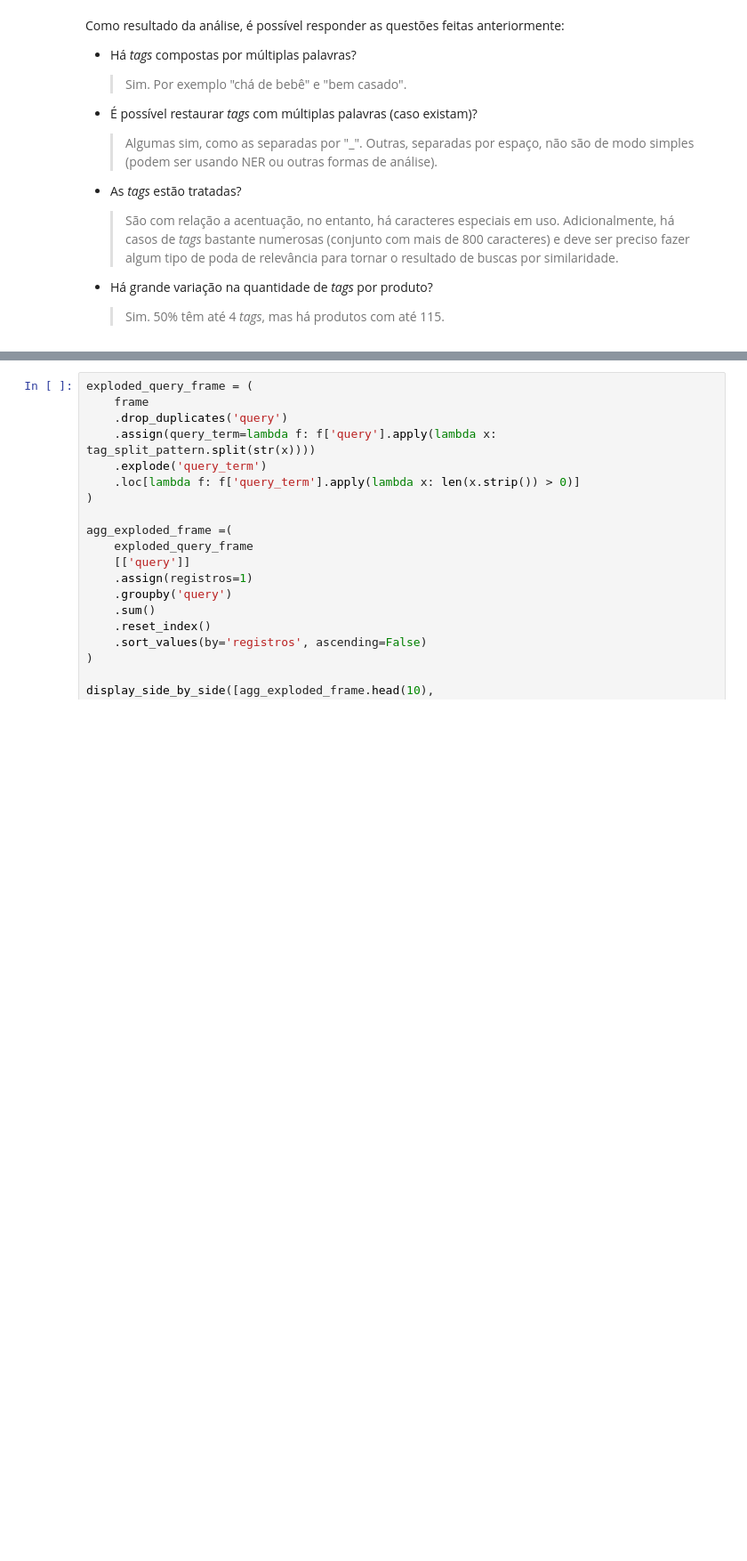
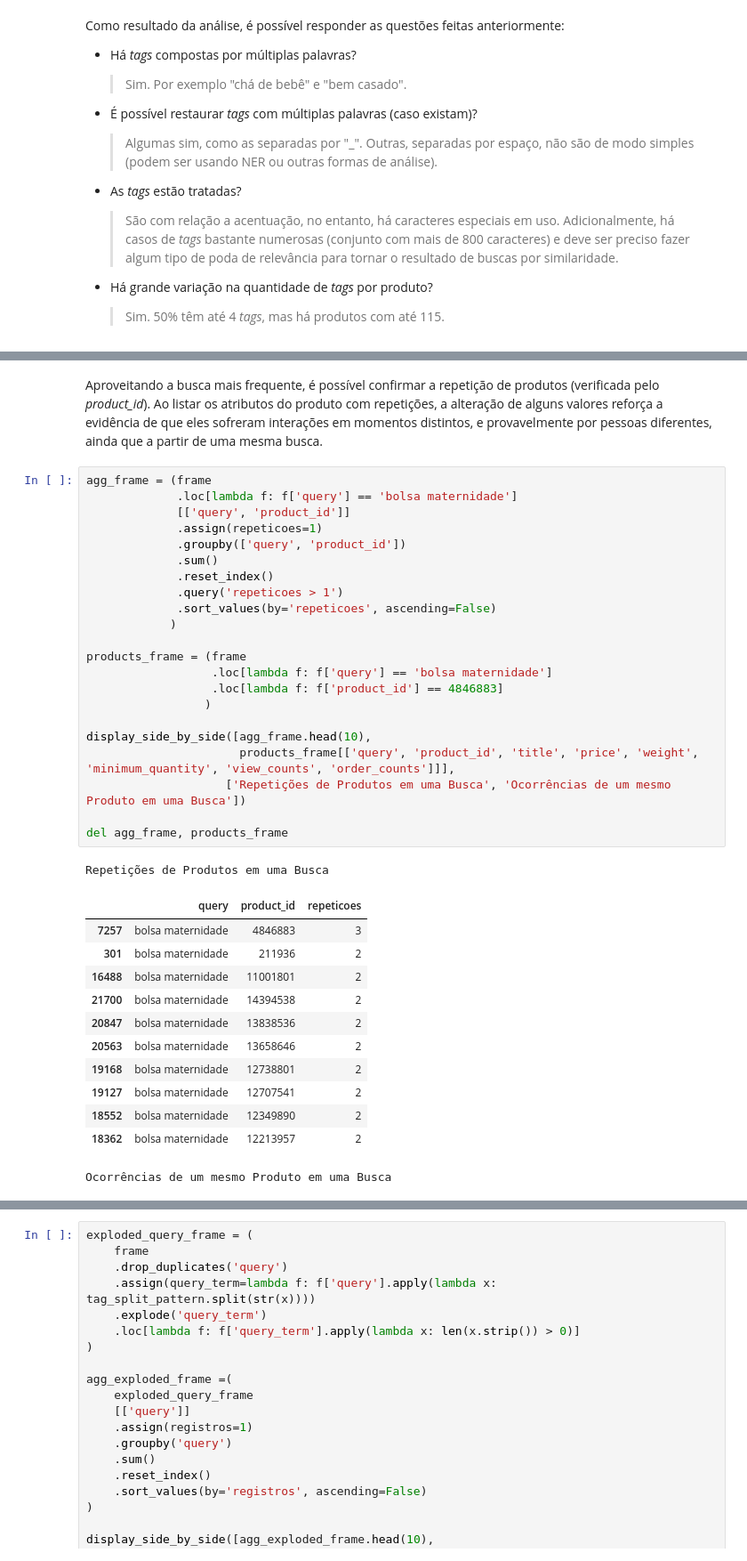
Before and after one commit to brunovilar/desafio-data-science-elo7, a Jupyter notebook: notebooks/02.0_Analise_Exploratoria.ipynb, the cells around one changed output, grey strips where cells are left out. Shown at 89% size. Saved outputs shown, nothing was run; the diff lists cells and outputs as text; blank space fills up the shorter version.

Commit message:
Add analysis about products repetition on queries results

```diff
--- a/notebooks/02.0_Analise_Exploratoria.ipynb
+++ b/notebooks/02.0_Analise_Exploratoria.ipynb
@@ -910,3 +911,41 @@ Histórico de registros associados à busca mais frequente
 | 7716 | 2778842 | 3141547 | 2 | 19 | Bolsa Rosé Maternidade Mala 3 Peças | bolsas maternidade malas maternid... | 2018-03-15 13:28:25 | 821 | ... |
 | 10773 | 2778842 | 3141547 | 2 | 19 | Bolsa Rosé Maternidade Mala 3 Peças | bolsas maternidade malas maternid... | 2018-03-15 13:28:25 | 821 | ... |
 | 1453 | 16233856 | 7143782 | 2 | 20 | Bolsas de Bebê Maternidade | bolsas maternidade | 2018-06-22 01:52:24 | 487 | ... |
+# %% [markdown]
+Aproveitando a busca mais frequente, é possível confirmar a repetição de produtos (verificada pelo *product_id*). Ao listar os atributos do produto com repetições, a alteração de alguns valores reforça a evidência de que eles sofreram interações em momentos distintos, e provavelmente por pessoas diferentes, ainda que a partir de uma mesma busca.
+# %%
+agg_frame = (frame
+             .loc[lambda f: f['query'] == 'bolsa maternidade']
+             [['query', 'product_id']]
+             .assign(repeticoes=1)
+             .groupby(['query', 'product_id'])
+             .sum()
+             .reset_index()
+             .query('repeticoes > 1')
+             .sort_values(by='repeticoes', ascending=False)
+            )
+
+products_frame = (frame
+                  .loc[lambda f: f['query'] == 'bolsa maternidade']
+                  .loc[lambda f: f['product_id'] == 4846883]
+                 )
+
+display_side_by_side([agg_frame.head(10),
+                      products_frame[['query', 'product_id', 'title', 'price', 'weight', 'minimum_quantity', 'view_counts', 'order_counts']]],
+                    ['Repetições de Produtos em uma Busca', 'Ocorrências de um mesmo Produto em uma Busca'])
+
+del agg_frame, products_frame
+# %% [output]
+Repetições de Produtos em uma Busca
+|  | query | product_id | repeticoes |
+| 7257 | bolsa maternidade | 4846883 | 3 |
+| 301 | bolsa maternidade | 211936 | 2 |
+| 16488 | bolsa maternidade | 11001801 | 2 |
+| 21700 | bolsa maternidade | 14394538 | 2 |
+| 20847 | bolsa maternidade | 13838536 | 2 |
+| 20563 | bolsa maternidade | 13658646 | 2 |
+| 19168 | bolsa maternidade | 12738801 | 2 |
+| 19127 | bolsa maternidade | 12707541 | 2 |
+| 18552 | bolsa maternidade | 12349890 | 2 |
+| 18362 | bolsa maternidade | 12213957 | 2 |
+Ocorrências de um mesmo Produto em uma Busca
```
Also changed, not shown: parts of 4 cells of this notebook.
